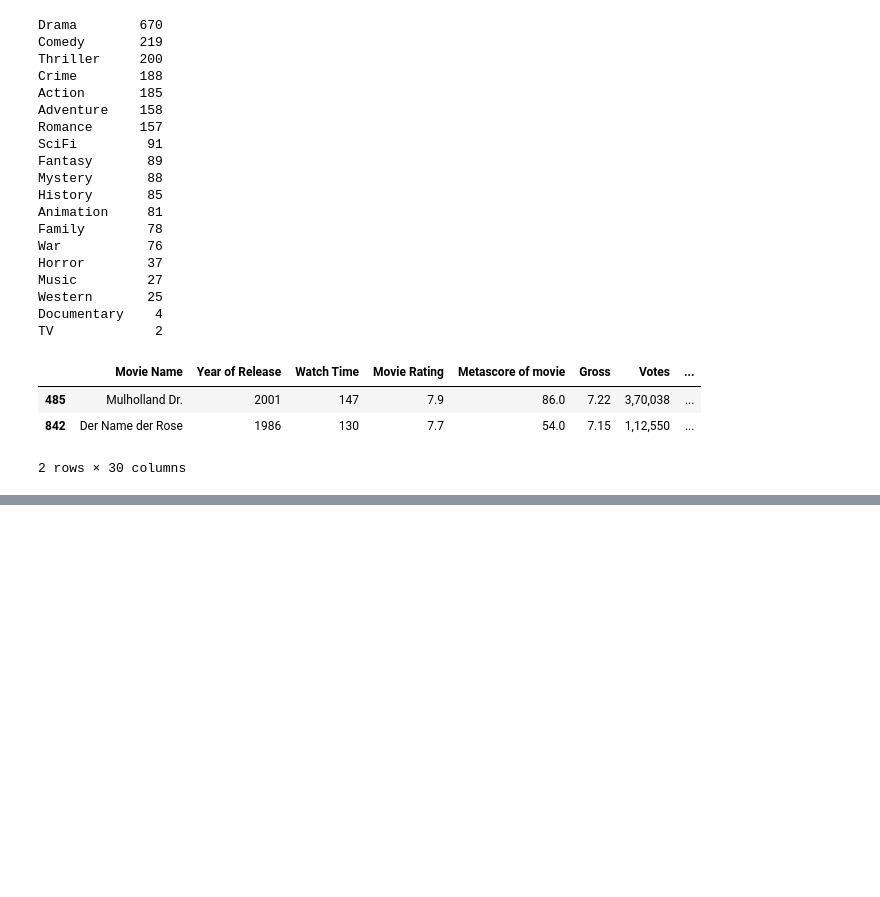
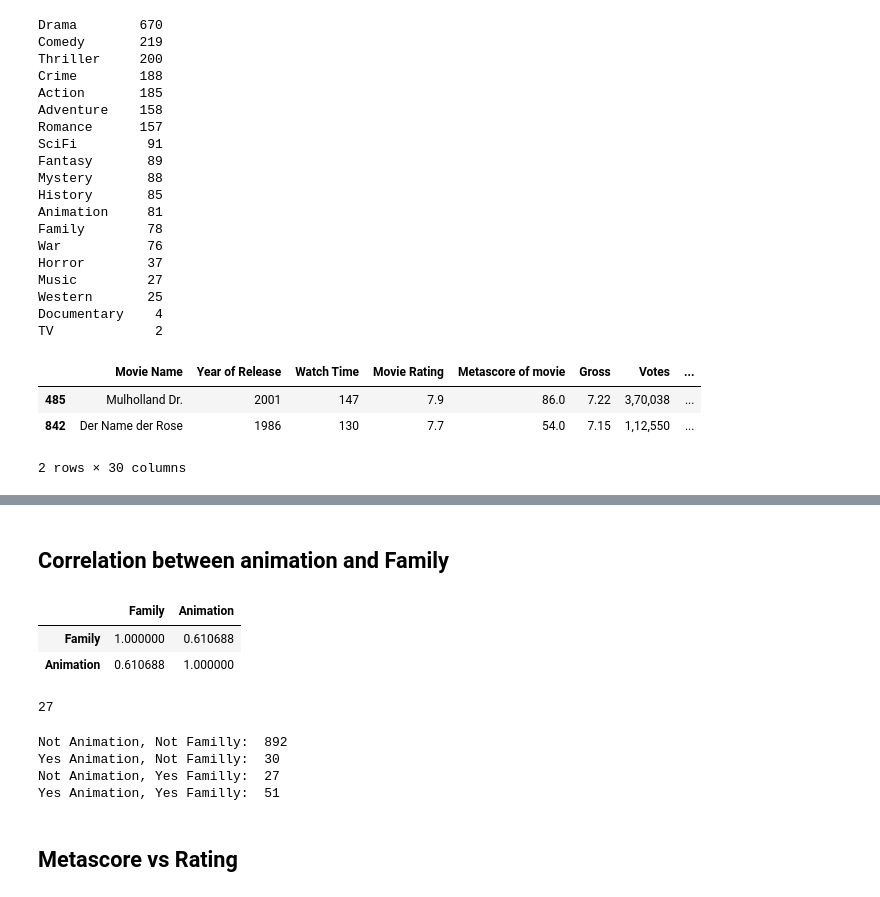
Before and after one commit to Simon-Sprouse/1000_Movies_Dataset, a Jupyter notebook: EDA.ipynb, the cells around one changed output, grey strips where cells are left out. Saved outputs shown, nothing was run; the diff lists cells and outputs as text; code cells hidden in the pictures; blank space fills up the shorter version.

```diff
--- a/EDA.ipynb
+++ b/EDA.ipynb
@@ -93,0 +168,12 @@ df.loc[df['TV'] == 1]
+# %% [markdown]
+## Correlation between animation and Family
+# %%
+df[['Family', 'Animation']].corr()
+# %% [output]
+|  | Family | Animation |
+| Family | 1.000000 | 0.610688 |
+| Animation | 0.610688 | 1.000000 |
+# %%
+df.loc[(df['Family'] == 1) & (df['Animation'] == 0)].shape[0]
+# %% [output]
+27
@@ -93,0 +182,13 @@ df.loc[df['TV'] == 1]
+# %%
+conf = confusion_matrix(df['Family'], df['Animation'])
+print("Not Animation, Not Familly: ", conf[0][0])
+print("Yes Animation, Not Familly: ", conf[0][1])
+print("Not Animation, Yes Familly: ", conf[1][0])
+print("Yes Animation, Yes Familly: ", conf[1][1])
+# %% [output]
+Not Animation, Not Familly:  892
+Yes Animation, Not Familly:  30
+Not Animation, Yes Familly:  27
+Yes Animation, Yes Familly:  51
+# %% [markdown]
+## Metascore vs Rating
```
Also changed, not shown: parts of 17 cells of this notebook.
